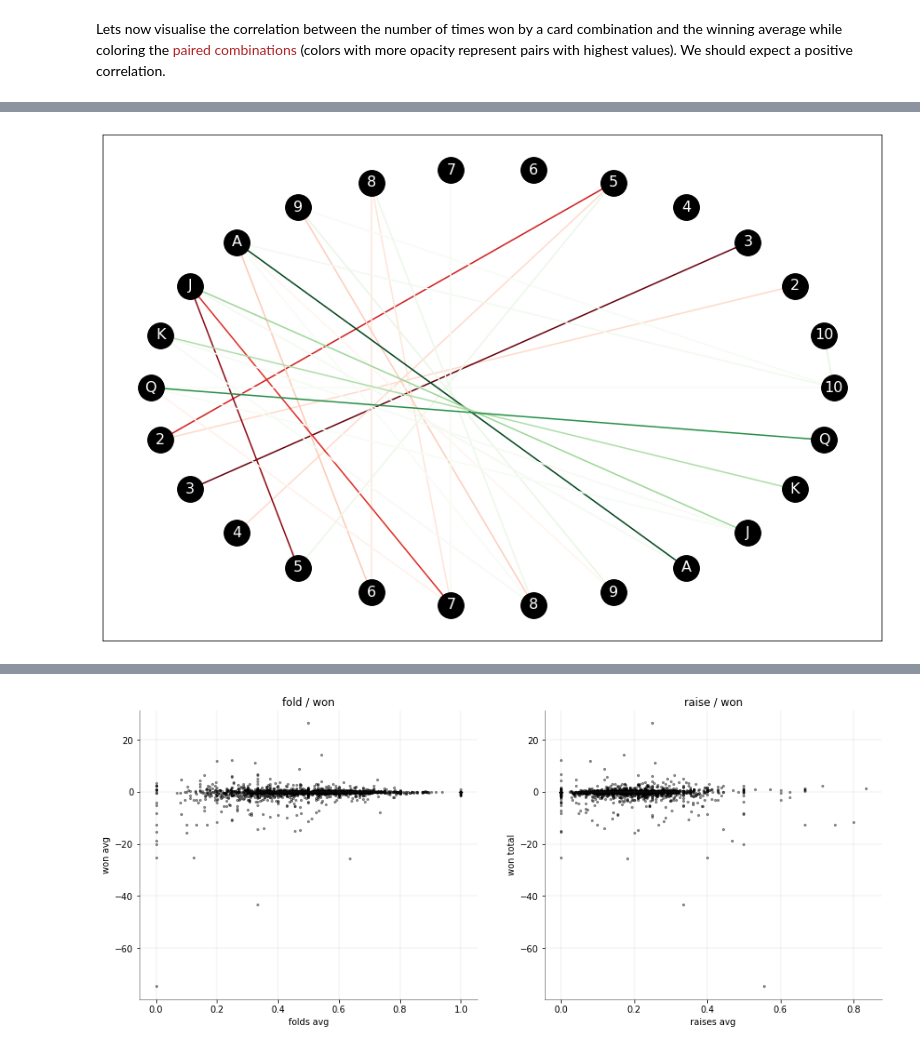
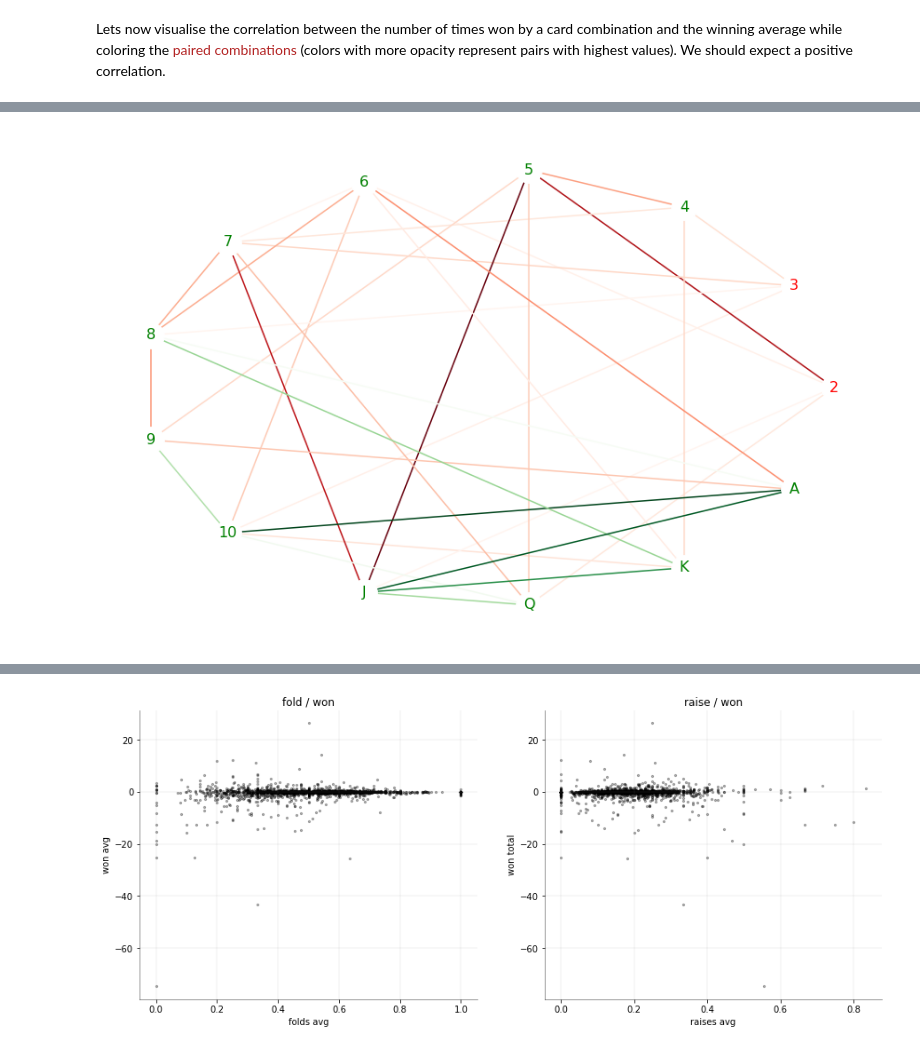
Before and after one commit to kuco23/PokerPlayerPatterns, a Jupyter notebook: notebook.ipynb, the cells around one changed output, grey strips where cells are left out. Drawn from its saved outputs; the diff is of its cells as text; code cells hidden in the pictures.

Commit message:
networkx finished

```diff
--- a/notebook.ipynb
+++ b/notebook.ipynb
@@ -13,6 +13,7 @@ It represents a game of over 40 000 rounds played on a table with real money (pr
 ## Environment settings
 We will use a couple of libraries, with outside dependancies being matplotlib, networkx and pandas. From our library we will require only the enums, as they identify some ids included in the csv files.
 # %%
+import warnings
 from collections import Counter
 from pathlib import Path
 import matplotlib.pyplot as plt
@@ -27,6 +28,8 @@ MAIN_USER = 'IlxxxlI'
 
 nrowdisplay = 10
 max_round = MAX_ROUND
+
+warnings.filterwarnings('ignore')
 pd.options.display.max_rows = nrowdisplay
 
 # monkeypatch ungroup to pandas
@@ -47,6 +50,9 @@ def setAxConfig(ax, title, xlab, ylab):
     ax.spines['left'].set_alpha(0.5)
     ax.spines['bottom'].set_alpha(0.5)
     ax.grid(color='grey', linestyle='-', linewidth=0.25, alpha=0.5)
+
+card_vals = list(map(str, range(2, 11))) + list('JQKA')
+card_val_idx = dict(zip(card_vals, range(13)))
 # %% [markdown]
 ## Load csv
 Here we load the parsed and later tidied data. <br />
@@ -142,5 +162,5 @@ It's kind of interesting that winning more often by a hand does not substentiall
 # %%
-value_connections = card_wins.apply(
+card_values = card_wins.apply(
     lambda row: pd.Series([
         row.card1[:-1], row.card2[:-1],
         row.avg_won, row.times_won
@@ -157,52 +177,45 @@ value_connections = card_wins.apply(
     )
 ).ungroup()
 # %%
-m, M = [abs(f(value_connections.avg_won)) for f in [min, max]]
+filt = card_values.val1 != card_values.val2
+m, M = [abs(f(card_values[filt].avg_won)) for f in [min, max]]
 
-index_map = dict(zip(
-    list(map(str, range(2, 11))) + list('JQKA'),
-    range(13)
-))
+fig, ax = plt.subplots(1, 1, figsize=(15, 10))
 
 G = nx.Graph()
-for i, row in value_connections.iterrows():
-    i1 = index_map[row.val1]
-    i2 = index_map[row.val2] + 13
-    G.add_nodes_from([i1, i2])
-    if abs(row.avg_won) > 0.2:
-        norm = M if row.avg_won > 0 else m
-        color = 'green' if row.avg_won > 0 else 'red'
-        G.add_edge(
-            i1, i2, color = color,
-            cmap = abs(row.avg_won) / norm
-        )
-
-fig, ax = plt.subplots(1, 1, figsize=(15, 10))
+G.add_nodes_from(range(13))
 layout = nx.circular_layout(G)
 
-for color, cm in zip(
-    ['red', 'green'], [plt.cm.Reds, plt.cm.Greens]
-):
-    edges = [
-        edge for edge in G.edges
-        if G.edges.get(edge)['color'] == color
-    ]
-    nx.drawing.nx_pylab.draw_networkx(
-        G, layout,
-        node_color='black', node_size=750,
-        edgelist=edges, edge_color = [
-            G.edges.get(edge)['cmap']
-            for edge in edges
-        ],
+data = [([], []), ([], [])]
+for i, row in card_values[filt].iterrows():
+    i1 = card_val_idx[row.val1]
+    i2 = card_val_idx[row.val2]
+    G.add_nodes_from([i1, i2])
+    if abs(row.avg_won) > 0.15: # graph density control
+        norm = M if row.avg_won > 0 else m
+        G.add_edge(i1, i2)
+        data[row.avg_won > 0][0].append((i1, i2))
+        data[row.avg_won > 0][1].append(abs(row.avg_won) / norm)
+
+for (edges, colors), cm in zip(data, [plt.cm.Reds, plt.cm.Greens]):
+    nx.draw(
+        G, layout, ax = ax,
+        node_size=750, node_color='white',
+        edgelist=edges, edge_color=colors,
         width=1.5, edge_cmap=cm
     )
 
-nx.nx.drawing.nx_pylab.draw_networkx_labels(
-    G, layout, dict(zip(
-        range(26),
-        list(index_map.keys()) * 2
-    )),
-    font_size = 16, font_color = 'white'
-);
+pairs = card_values[filt == False]
+node_coloring = [dict(), dict()]
+for val, won in zip(pairs.val1, pairs.avg_won):
+    idx = card_val_idx[val]
+    if won > 0: node_coloring[1][idx] = val
+    if won < 0: node_coloring[0][idx] = val
+
+for nodes, color in zip(node_coloring, ['red', 'green']):
+    nx.draw_networkx_labels(
+        G, layout, nodes, ax = ax,
+        font_size = 16, font_color = color
+    );
 # %% [output]
-[figure, old version]
+[figure, new version]
```
Also changed, not shown: parts of 14 cells of this notebook.
